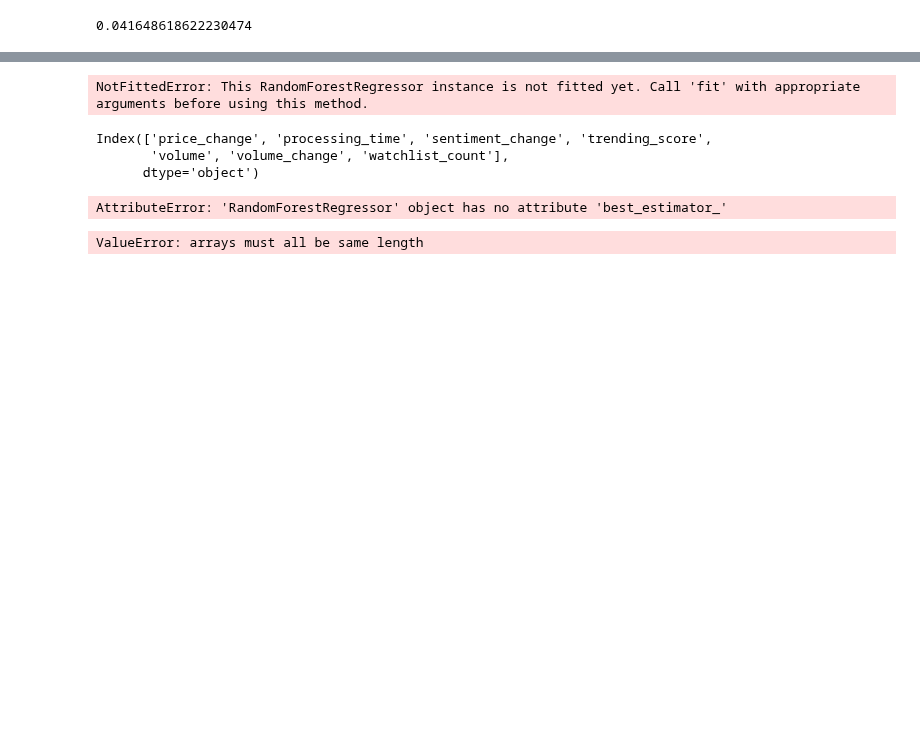
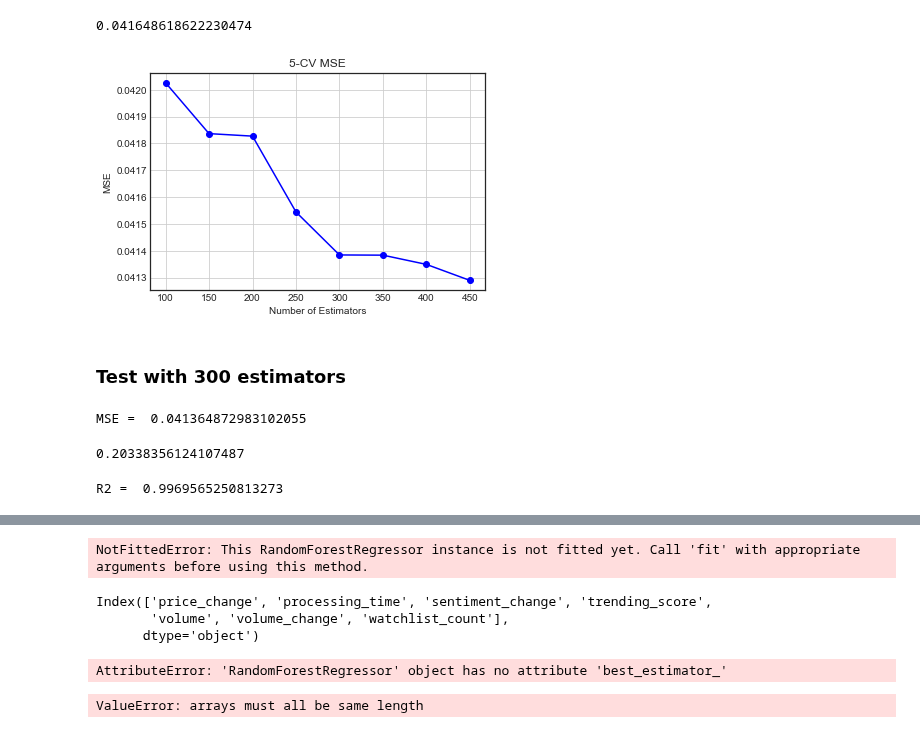
Before and after one commit to jcanque777/stock_market_data_prediction, a Jupyter notebook: test_models.ipynb, the cells around one changed output, grey strips where cells are left out. Cells and saved outputs as stored; diff of their text form; code cells hidden in the pictures; blank space fills up the shorter version.

Commit message:
found best number of trees to use: 300

```diff
--- a/test_models.ipynb
+++ b/test_models.ipynb
@@ -1604,3 +1645,21 @@ np.array(MSE_scores).mean()
 ### Test for best
 # %%
 f_size_list = [100,150,200,250,300,350,400,450]
+# %%
+f_size_list = [100,150,200,250,300,350,400,450]
+MSE_scores = []
+
+# 7-Fold CV for each tree
+for size in f_size_list:
+    RF_regressor1 = RandomForestRegressor(n_estimators=size, max_features= 4, random_state=123, n_jobs=-1)
+    MSE_s = -cross_val_score(RF_regressor1, X, y, cv=5, scoring= 'neg_mean_squared_error', n_jobs=-1)
+    MSE_scores.append(np.mean(MSE_s))
+
+# plot CV-MSE as tree size gets bigger
+plt.plot(f_size_list, MSE_scores, 'bo-')
+plt.title('5-CV MSE')
+plt.xlabel('Number of Estimators')
+plt.ylabel('MSE')
+plt.grid(True)
+# %% [output]
+[figure, added]
@@ -1606,0 +1668,2 @@ f_size_list = [100,150,200,250,300,350,400,450]
+# %% [markdown]
+### Test with 300 estimators
@@ -1606,0 +1675,17 @@ f_size_list = [100,150,200,250,300,350,400,450]
+# %%
+#find RMSE
+RF_regressor = RandomForestRegressor(n_estimators=300, max_features=4, random_state=123)
+RF_regressor.fit(X_train, y_train)
+
+y_pred = RF_regressor.predict(X_test)
+print("MSE = ", metrics.mean_squared_error(y_test, y_pred) )
+
+(metrics.mean_squared_error(y_test, y_pred))**.5
+# %% [output]
+MSE =  0.041364872983102055
+0.20338356124107487
+# %%
+#find r2
+print("R2 = ", metrics.r2_score(y_test, y_pred) )
+# %% [output]
+R2 =  0.9969565250813273
```
Also changed, not shown: parts of 13 cells of this notebook.
